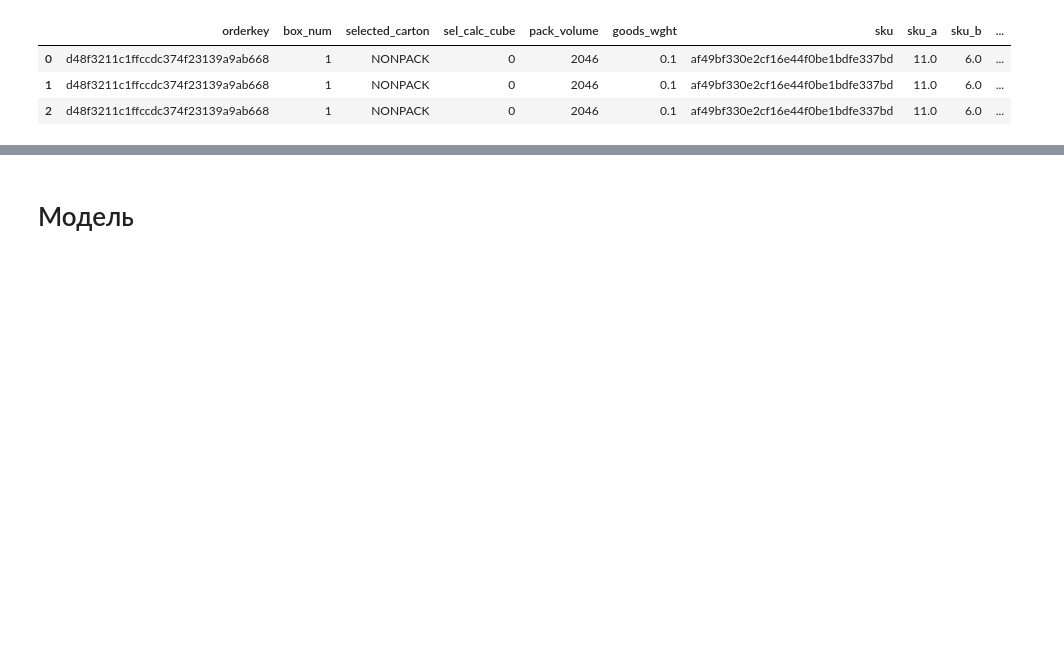
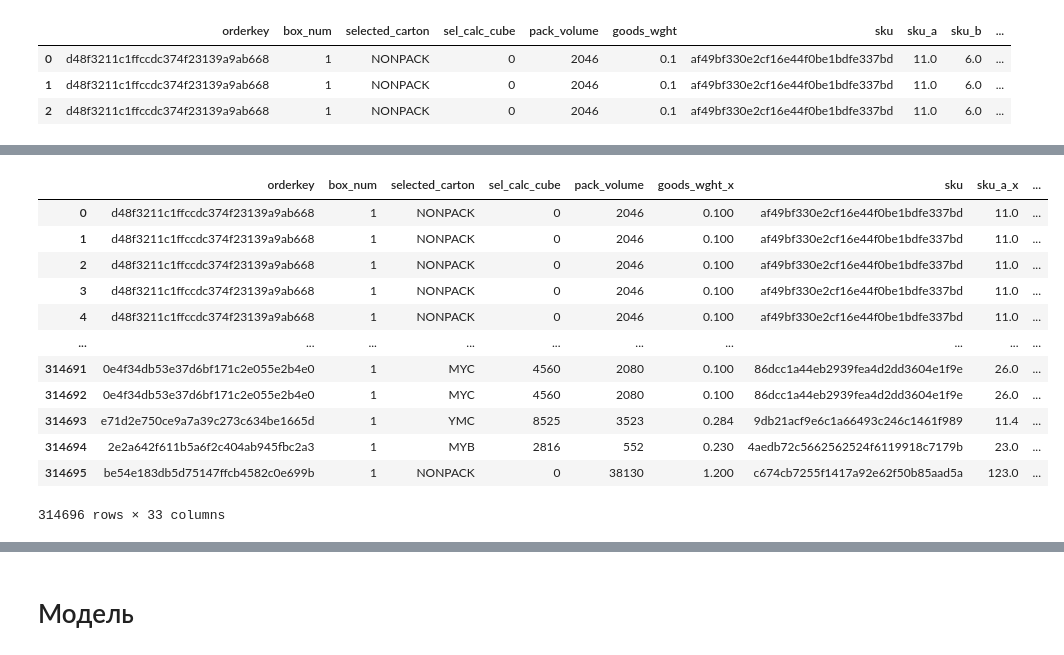
Before and after one commit to johnmcv761/Ya_hackaton_package_choose, a Jupyter notebook: catboost.ipynb, the cells around one changed output, grey strips where cells are left out. Drawn from its saved outputs; the diff is of its cells as text; code cells hidden in the pictures; blank space fills up the shorter version.

```diff
--- a/catboost.ipynb
+++ b/catboost.ipynb
@@ -282,0 +382,16 @@ df_sum = pd.merge(df_sum, order_pack, on= 'orderkey', how='left')
+# %%
+df
+# %% [output]
+|  | orderkey | box_num | selected_carton | sel_calc_cube | pack_volume | goods_wght_x | sku | sku_a_x | ... |
+| 0 | d48f3211c1ffccdc374f23139a9ab668 | 1 | NONPACK | 0 | 2046 | 0.100 | af49bf330e2cf16e44f0be1bdfe337bd | 11.0 | ... |
+| 1 | d48f3211c1ffccdc374f23139a9ab668 | 1 | NONPACK | 0 | 2046 | 0.100 | af49bf330e2cf16e44f0be1bdfe337bd | 11.0 | ... |
+| 2 | d48f3211c1ffccdc374f23139a9ab668 | 1 | NONPACK | 0 | 2046 | 0.100 | af49bf330e2cf16e44f0be1bdfe337bd | 11.0 | ... |
+| 3 | d48f3211c1ffccdc374f23139a9ab668 | 1 | NONPACK | 0 | 2046 | 0.100 | af49bf330e2cf16e44f0be1bdfe337bd | 11.0 | ... |
+| 4 | d48f3211c1ffccdc374f23139a9ab668 | 1 | NONPACK | 0 | 2046 | 0.100 | af49bf330e2cf16e44f0be1bdfe337bd | 11.0 | ... |
+| ... | ... | ... | ... | ... | ... | ... | ... | ... | ... |
+| 314691 | 0e4f34db53e37d6bf171c2e055e2b4e0 | 1 | MYC | 4560 | 2080 | 0.100 | 86dcc1a44eb2939fea4d2dd3604e1f9e | 26.0 | ... |
+| 314692 | 0e4f34db53e37d6bf171c2e055e2b4e0 | 1 | MYC | 4560 | 2080 | 0.100 | 86dcc1a44eb2939fea4d2dd3604e1f9e | 26.0 | ... |
+| 314693 | e71d2e750ce9a7a39c273c634be1665d | 1 | YMC | 8525 | 3523 | 0.284 | 9db21acf9e6c1a66493c246c1461f989 | 11.4 | ... |
+| 314694 | 2e2a642f611b5a6f2c404ab945fbc2a3 | 1 | MYB | 2816 | 552 | 0.230 | 4aedb72c5662562524f6119918c7179b | 23.0 | ... |
+| 314695 | be54e183db5d75147ffcb4582c0e699b | 1 | NONPACK | 0 | 38130 | 1.200 | c674cb7255f1417a92e62f50b85aad5a | 123.0 | ... |
+314696 rows × 33 columns
```
Also changed, not shown: parts of 41 cells of this notebook.
